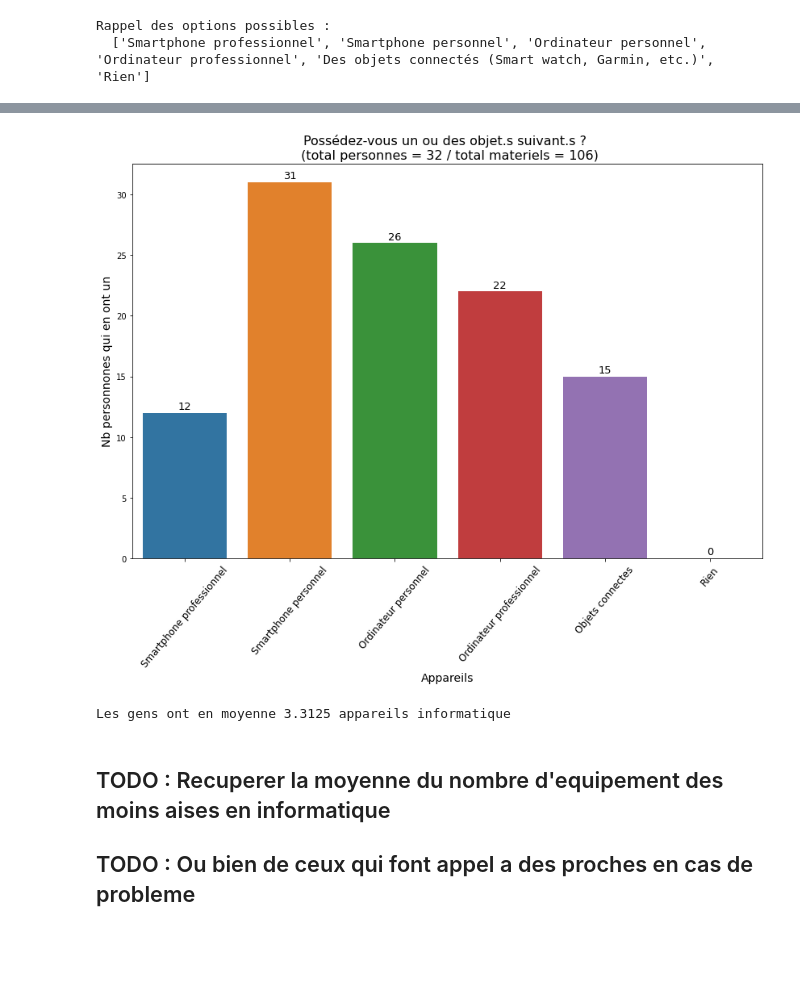
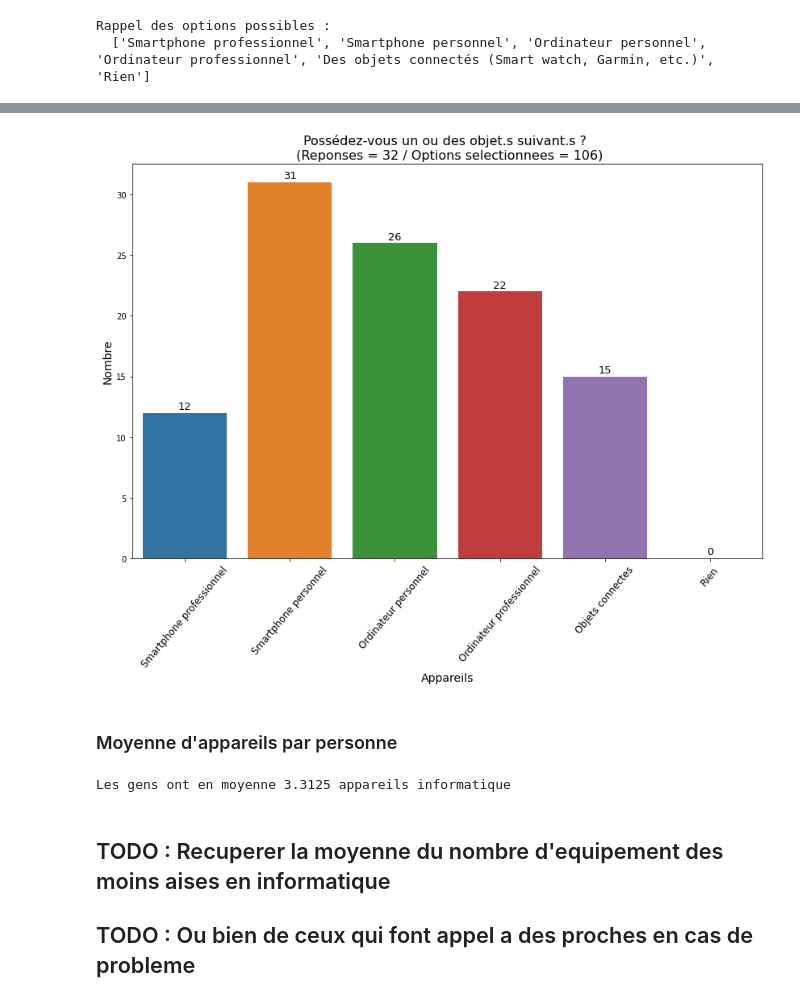
Before and after one commit to MaximoRose/QA_AnalyseResTypeForm, a Jupyter notebook: OpportuniteGP/OpportuniteGP.ipynb, the cells around one changed output, grey strips where cells are left out. Drawn from its saved outputs; the diff is of its cells as text; code cells hidden in the pictures; blank space fills up the shorter version.

```diff
--- a/OpportuniteGP/OpportuniteGP.ipynb
+++ b/OpportuniteGP/OpportuniteGP.ipynb
@@ -515,59 +323,25 @@ On a trouve 0 cyberminimalistes
-# %%
-# Reference : https://www.geeksforgeeks.org/how-to-annotate-bars-in-barplot-with-matplotlib-in-python/
-import pandas as pd
-import seaborn as sns
-
-cln_appareils_labels[-2] = 'Objets connectes'
-
-data = {"Appareil" : cln_appareils_labels, "nbappareils" : cln_appareils_nb}
-
-df = pd.DataFrame(data, columns=['Appareil', 'nbappareils'])
-
-# Defining the plot size
-plt.figure(figsize=(14, 9))
-
-# Defining the values for x-axis, y-axis
-# and from which datafarme the values are to be picked
-plots = sns.barplot(x="Appareil", y="nbappareils", data=df)
-
-# Iterrating over the bars one-by-one
-for bar in plots.patches:
-
-  # Using Matplotlib's annotate function and
-  # passing the coordinates where the annotation shall be done
-  # x-coordinate: bar.get_x() + bar.get_width() / 2
-  # y-coordinate: bar.get_height()
-  # free space to be left to make graph pleasing: (0, 8)
-  # ha and va stand for the horizontal and vertical alignment
-    plots.annotate(format(bar.get_height(), '.0f'),
-                   (bar.get_x() + bar.get_width() / 2,
-                    bar.get_height()), ha='center', va='center',
-                   size=bar_patchsize, xytext=(0, 8),
-                   textcoords='offset points')
-
-# Setting the label for x-axis
-plt.xlabel("Appareils", size=bar_axislabelsize)
-
-# Setting the label for y-axis
-plt.ylabel("Nb personnones qui en ont un", size=bar_axislabelsize)
-
-# Setting the title for the graph
-plt.title(q_appareils + " \n (total personnes = "+str(nb_responses)+" / total materiels = " + str(nb_valid_resp) + ")", size = bar_titlesize)
-
-plt.xticks(rotation=50, size = bar_ticksize)
-# Si je fais des plots de taux, ajouter echelle de 0 a 100
-# plt.ylim([0,100])
-
-# Fianlly showing the plot
-plt.show()
-# %% [output]
-[figure, removed]
-# %%
-meanapp = tfs.get_meanNbItem_in_multipleChoice(possiblechoices = appareils_lbls, label_expt = 'Rien')
-
-print('Les gens ont en moyenne ' + str(meanapp) +' appareils informatique')
-# %% [output]
-Les gens ont en moyenne 3.3125 appareils informatique
+# %%
+# Modification du label "Objet connectes" pour affichage :
+appareils_lbls[-2] = 'Objets connectes'
+
+myfig.plot_mbr_barchart(qtitle = q_appareils, list_labels = appareils_lbls, list_dfs = appareils_dtf, bar_xlabel = 'Appareils', bar_ylabel = 'Nombre', nb_responses = nb_responses)
+# %% [output]
+[figure, added]
+# %% [markdown]
+### Moyenne d'appareils par personne
+# %%
+# Compter le nombre total d'appareils
+nbappareils = 0
+for i in range(len(appareils_dtf)) :
+    nbappareils += appareils_dtf[i].shape[0]
+
+# Le comparer aux nombre de repondants
+meanapp = nbappareils / nb_responses
+
+# Afficher
+print('Les gens ont en moyenne ' + str(meanapp) +' appareils informatique')
+# %% [output]
+Les gens ont en moyenne 3.3125 appareils informatique
 # %% [markdown]
 ## TODO : Recuperer la moyenne du nombre d'equipement des moins aises en informatique
 
```
Also changed, not shown: parts of 118 cells of this notebook, 3 other files.
